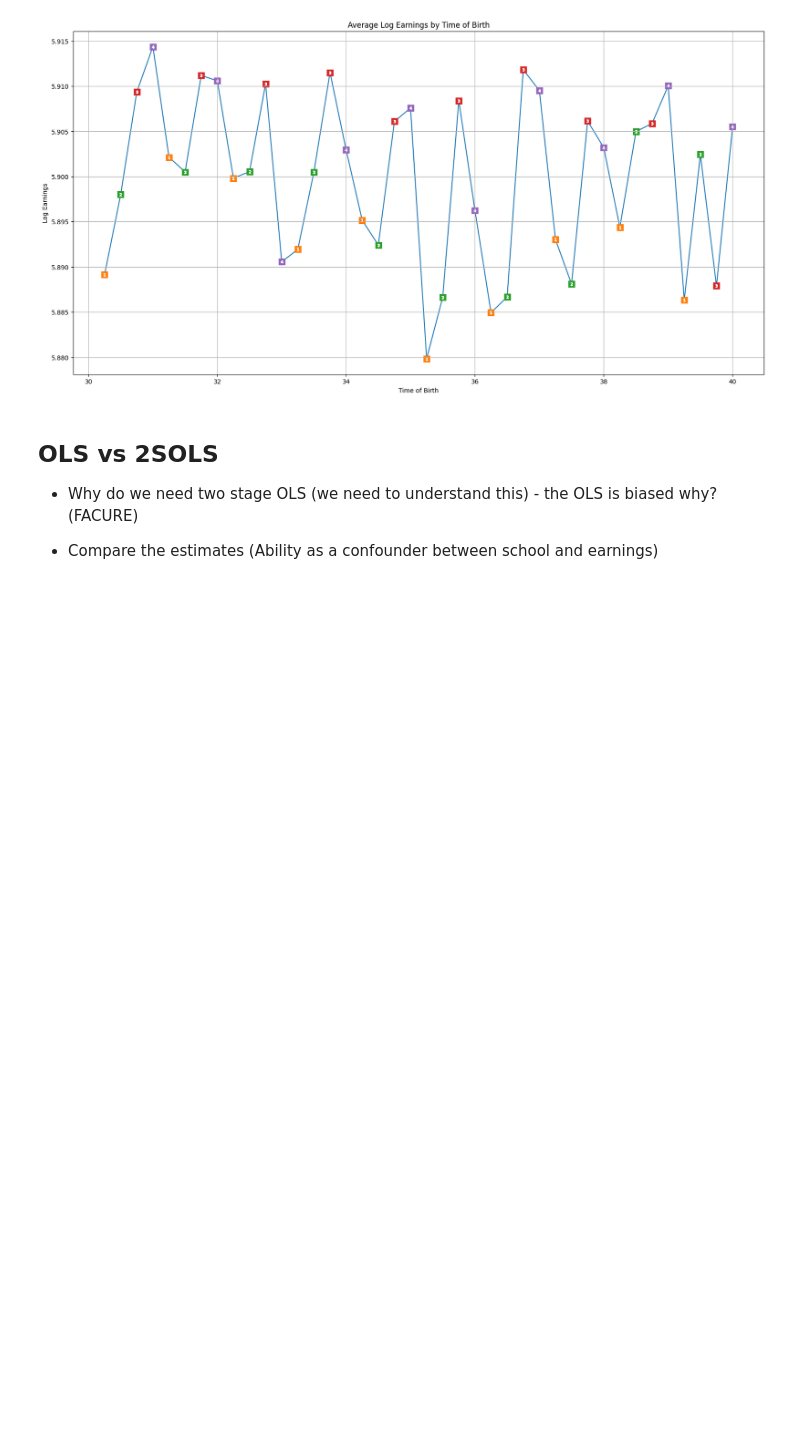
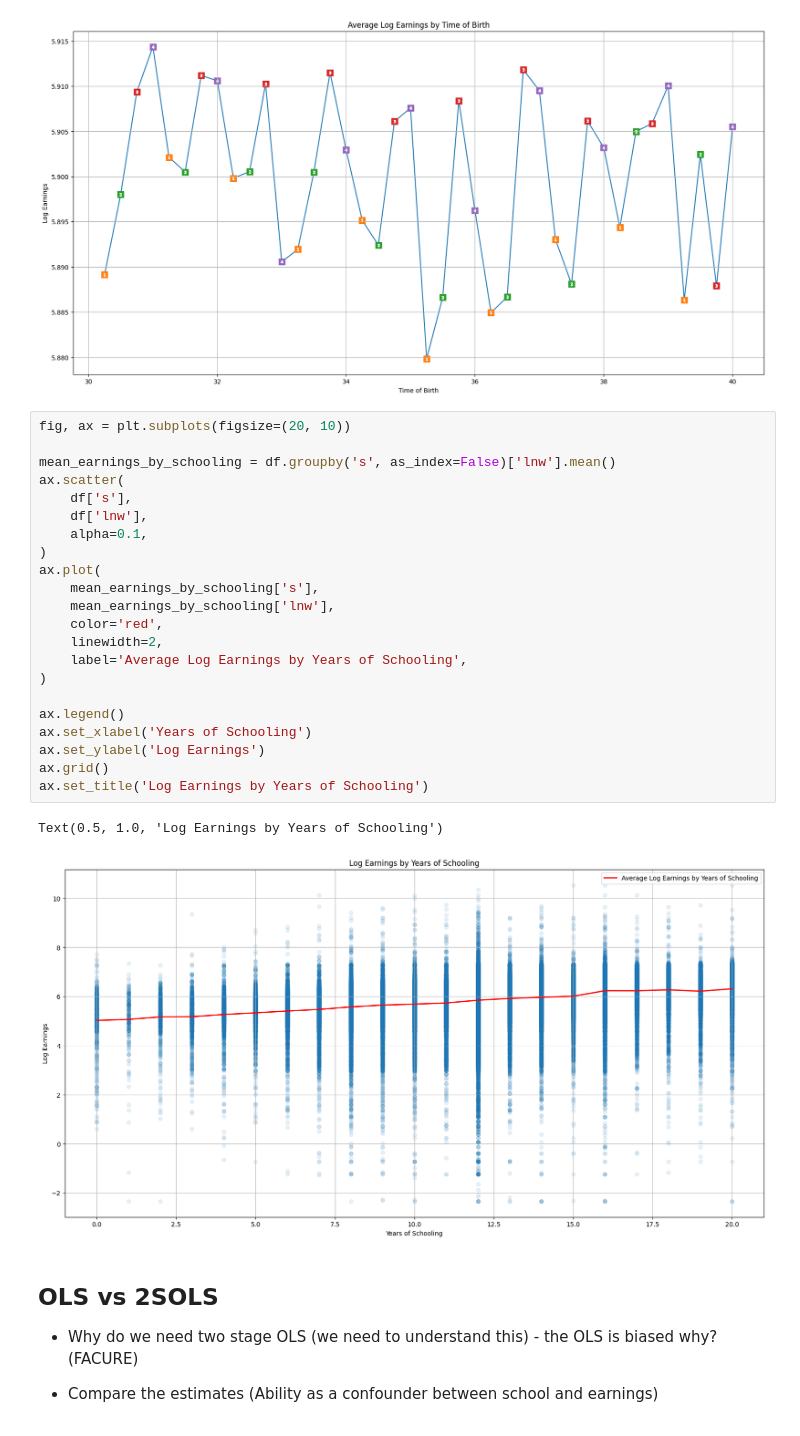
Before and after one commit to cainemerrick98/causal-inference, a Jupyter notebook: the_effect_of_schooling_on_earnings/notebook.ipynb, the cells around one changed output. Cells and saved outputs as stored; diff of their text form; blank space fills up the shorter version.

Commit message:
Added plot to demonstrate relationship of the treatment and response

```diff
--- a/the_effect_of_schooling_on_earnings/notebook.ipynb
+++ b/the_effect_of_schooling_on_earnings/notebook.ipynb
@@ -115,6 +115,31 @@ ax.set_title('Average Log Earnings by Time of Birth')
 # %% [output]
 Text(0.5, 1.0, 'Average Log Earnings by Time of Birth')
 [figure]
+# %%
+fig, ax = plt.subplots(figsize=(20, 10))
+
+mean_earnings_by_schooling = df.groupby('s', as_index=False)['lnw'].mean()
+ax.scatter(
+    df['s'],
+    df['lnw'],
+    alpha=0.1,
+)
+ax.plot(
+    mean_earnings_by_schooling['s'],
+    mean_earnings_by_schooling['lnw'],
+    color='red',
+    linewidth=2,
+    label='Average Log Earnings by Years of Schooling',
+)
+
+ax.legend()
+ax.set_xlabel('Years of Schooling')
+ax.set_ylabel('Log Earnings')
+ax.grid()
+ax.set_title('Log Earnings by Years of Schooling')
+# %% [output]
+Text(0.5, 1.0, 'Log Earnings by Years of Schooling')
+[figure, added]
 # %% [markdown]
 ## OLS vs 2SOLS
 
```
